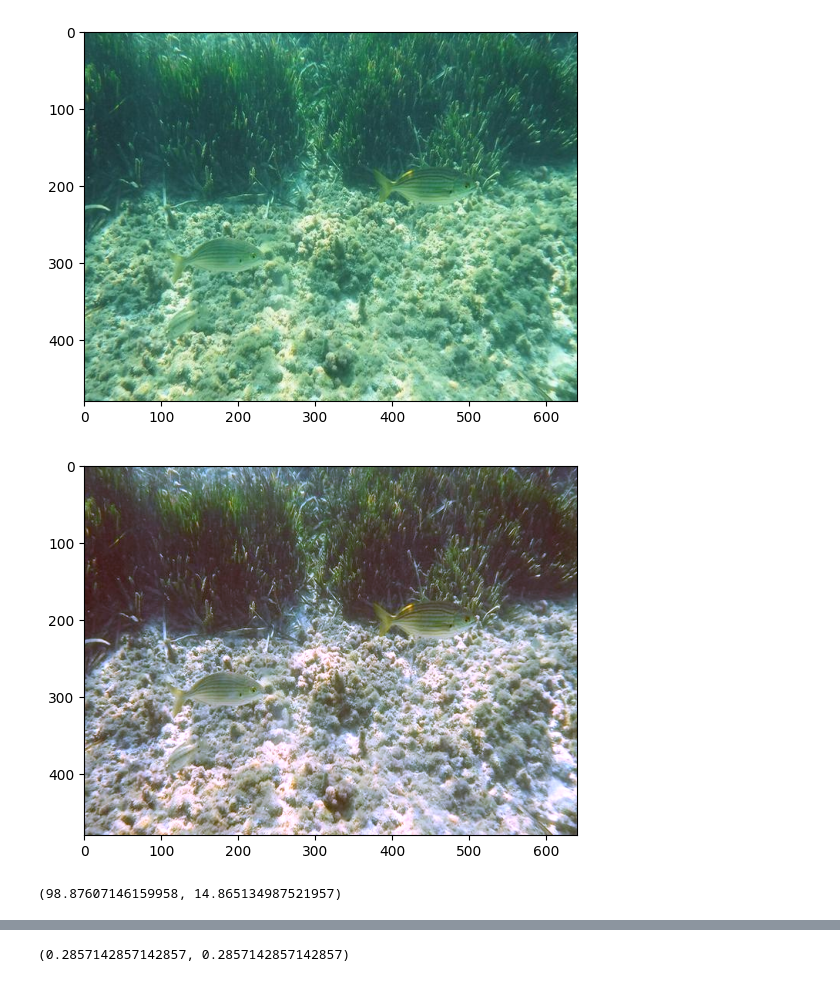
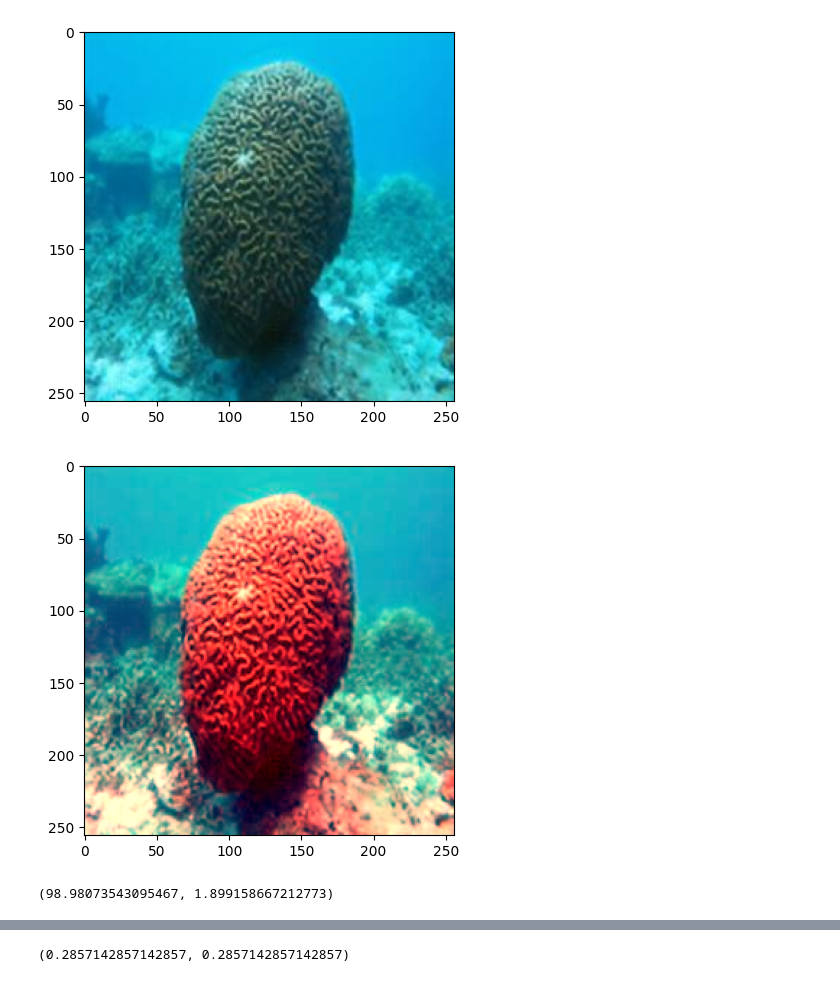
Before and after one commit to rahim-khan-iitg/underwater-image-enhancement, a Jupyter notebook: code/reference_3.ipynb, the cells around one changed output, grey strips where cells are left out. Saved outputs shown, nothing was run; the diff lists cells and outputs as text; code cells hidden in the pictures.

```diff
--- a/code/reference_3.ipynb
+++ b/code/reference_3.ipynb
@@ -97,16 +181,16 @@ def LAB2RGB(L:np.ndarray,A:np.ndarray,B:np.ndarray)->np.ndarray:
 # %%
-image=io.imread("../images/d_r_144_.jpg")
+image=io.imread("../images/test2.jpg")
 # %%
 plt.imshow(image)
 plt.show()
 # %% [output]
-[figure, old version]
+[figure, new version]
 # %%
-corrected_image=get_corrected_image(image,11)
+corrected_image=get_corrected_image(image,8)
 plt.imshow(corrected_image)
 plt.show()
 # %% [output]
-[figure, old version]
+[figure, new version]
 # %%
 L,A,B=RGB2LAB(corrected_image)
 # %%
@@ -114,5 +198,5 @@ R,Io=initialize_RI(L)
 # %%
 Io.max(),Io.min()
 # %% [output]
-(98.87607146159958, 14.865134987521957)
+(98.98073543095467, 1.899158667212773)
 # %%
```
Also changed, not shown: parts of 17 cells of this notebook, 4 other files.
